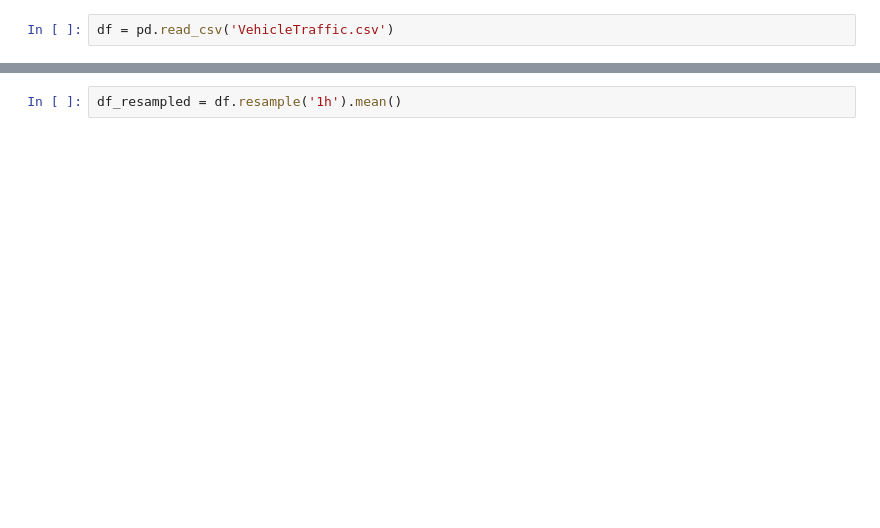
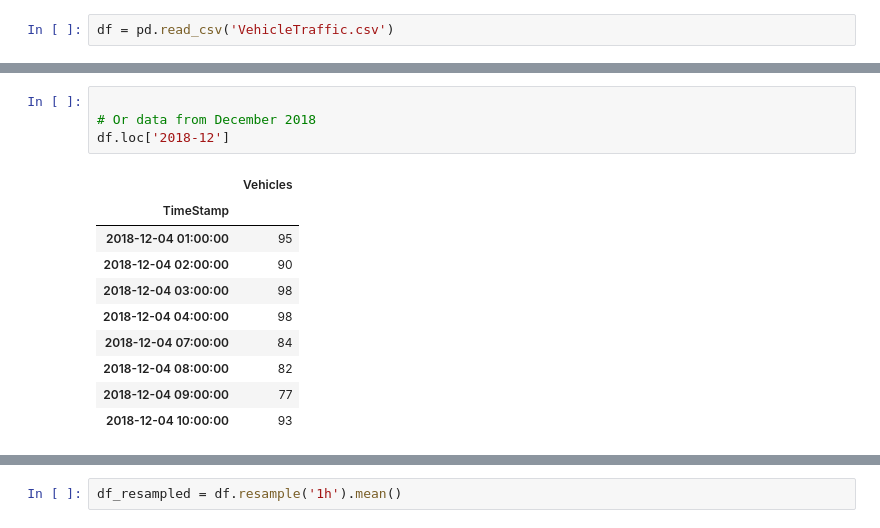
Before and after one commit to ChandraLingam/AmazonSageMakerCourse, a Jupyter notebook: DeepAR/MissingValue/Timeseries.ipynb, the cells around one changed output, grey strips where cells are left out. Drawn from its saved outputs; the diff is of its cells as text; blank space fills up the shorter version.

```diff
--- a/DeepAR/MissingValue/Timeseries.ipynb
+++ b/DeepAR/MissingValue/Timeseries.ipynb
@@ -30 +88,16 @@ df['2018-12']
+# %%
+
+# Or data from December 2018
+df.loc['2018-12']
+# %% [output]
+|  | Vehicles |
+| TimeStamp |  |
+| 2018-12-04 01:00:00 | 95 |
+| 2018-12-04 02:00:00 | 90 |
+| 2018-12-04 03:00:00 | 98 |
+| 2018-12-04 04:00:00 | 98 |
+| 2018-12-04 07:00:00 | 84 |
+| 2018-12-04 08:00:00 | 82 |
+| 2018-12-04 09:00:00 | 77 |
+| 2018-12-04 10:00:00 | 93 |
 # %%
```
Also changed, not shown: parts of 33 cells of this notebook, 1 other file.
